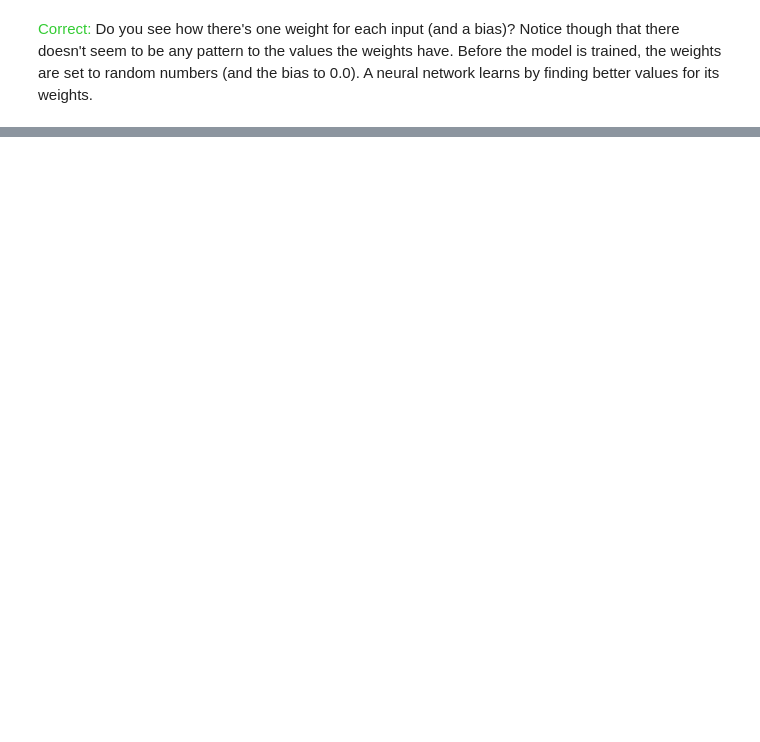
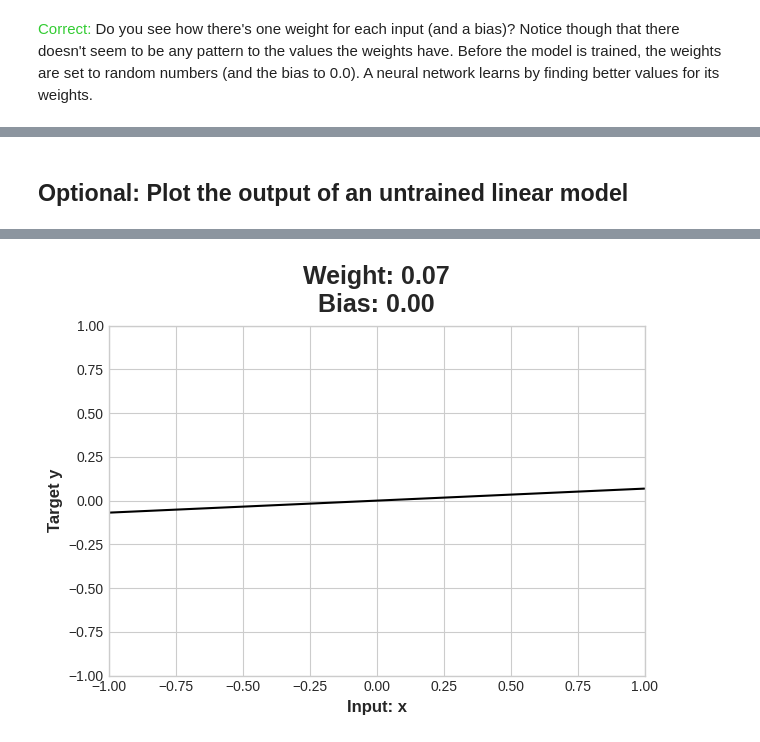
Before and after one commit to chloea31/machine_learning, a Jupyter notebook: notebooks/A_Single_Neuron.ipynb, the cells around one changed output, grey strips where cells are left out. Drawn from its saved outputs; the diff is of its cells as text; code cells hidden in the pictures; blank space fills up the shorter version.

Commit message:
add plot to see the different lines produced with a random initialization

```diff
--- a/notebooks/A_Single_Neuron.ipynb
+++ b/notebooks/A_Single_Neuron.ipynb
@@ -145,0 +167,23 @@ q_3.check()
+# %% [markdown]
+## Optional: Plot the output of an untrained linear model
+# %%
+import tensorflow as tf
+import matplotlib.pyplot as plt
+
+model = keras.Sequential([
+    layers.Dense(1, input_shape=[1]),
+])
+
+x = tf.linspace(-1.0, 1.0, 100)
+y = model.predict(x)
+
+plt.figure(dpi=100)
+plt.plot(x, y, 'k')
+plt.xlim(-1, 1)
+plt.ylim(-1, 1)
+plt.xlabel("Input: x")
+plt.ylabel("Target y")
+w, b = model.weights # you could also use model.get_weights() here
+plt.title("Weight: {:0.2f}\nBias: {:0.2f}".format(w[0][0], b[0]))
+plt.show()
+# %% [output]
@@ -145,0 +191 @@ q_3.check()
+[figure, added]
```
Also changed, not shown: parts of 2 cells of this notebook.
